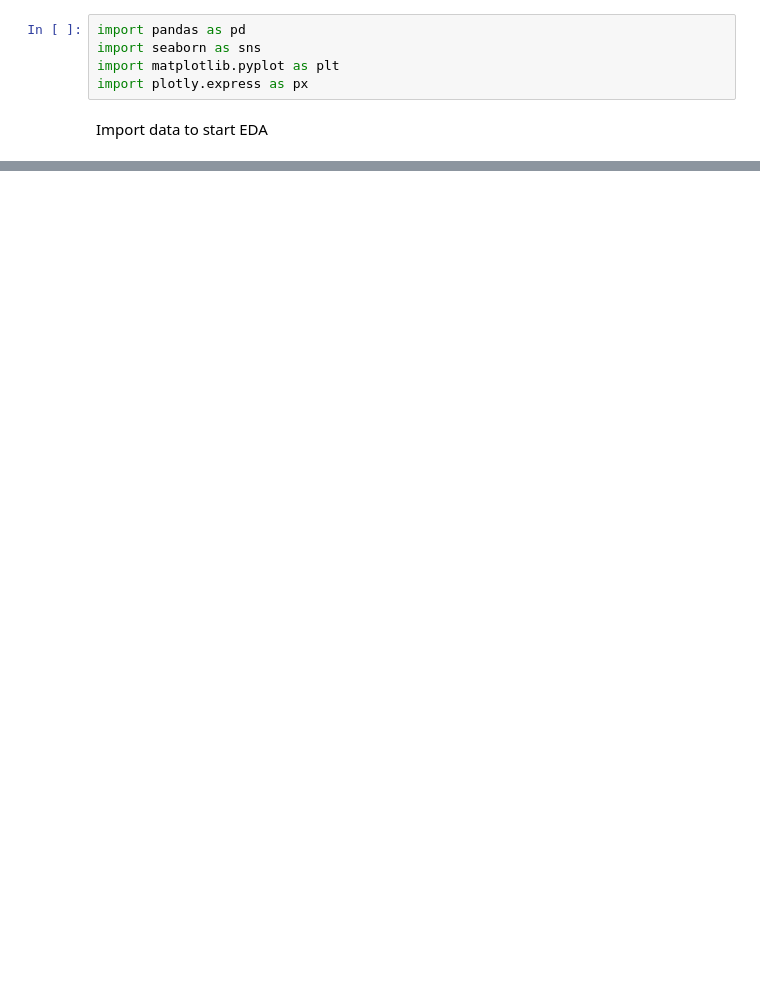
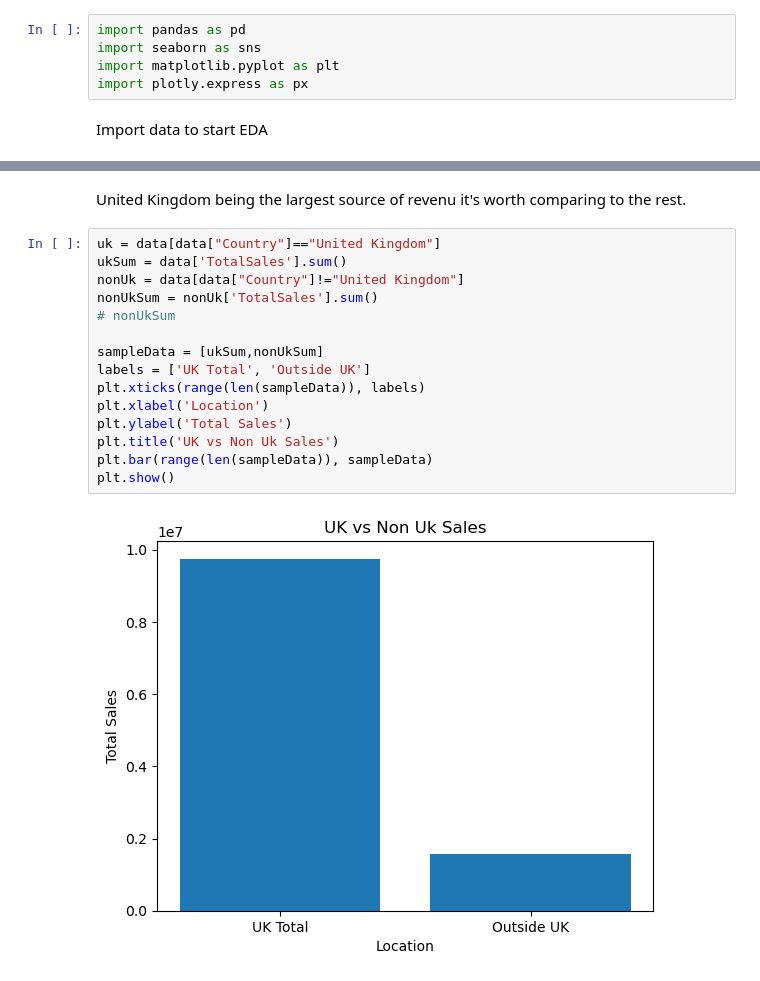
Before and after one commit to ubco-W2022T1-cosc301/project-group31, a Jupyter notebook: notebooks/analysis3.ipynb, the cells around one changed output, grey strips where cells are left out. Cells and saved outputs as stored; diff of their text form; blank space fills up the shorter version.

```diff
--- a/notebooks/analysis3.ipynb
+++ b/notebooks/analysis3.ipynb
@@ -127,0 +101,19 @@ When printing out the charts to help visualize the data it became apparent that
+# %% [markdown]
+United Kingdom being the largest source of revenu it's worth comparing to the rest.
+# %%
+uk = data[data["Country"]=="United Kingdom"]
+ukSum = data['TotalSales'].sum()
+nonUk = data[data["Country"]!="United Kingdom"]
+nonUkSum = nonUk['TotalSales'].sum()
+# nonUkSum
+
+sampleData = [ukSum,nonUkSum]
+labels = ['UK Total', 'Outside UK']
+plt.xticks(range(len(sampleData)), labels)
+plt.xlabel('Location')
+plt.ylabel('Total Sales')
+plt.title('UK vs Non Uk Sales')
+plt.bar(range(len(sampleData)), sampleData)
+plt.show()
+# %% [output]
+[figure, added]
```
Also changed, not shown: parts of 38 cells of this notebook, 3 other files.
